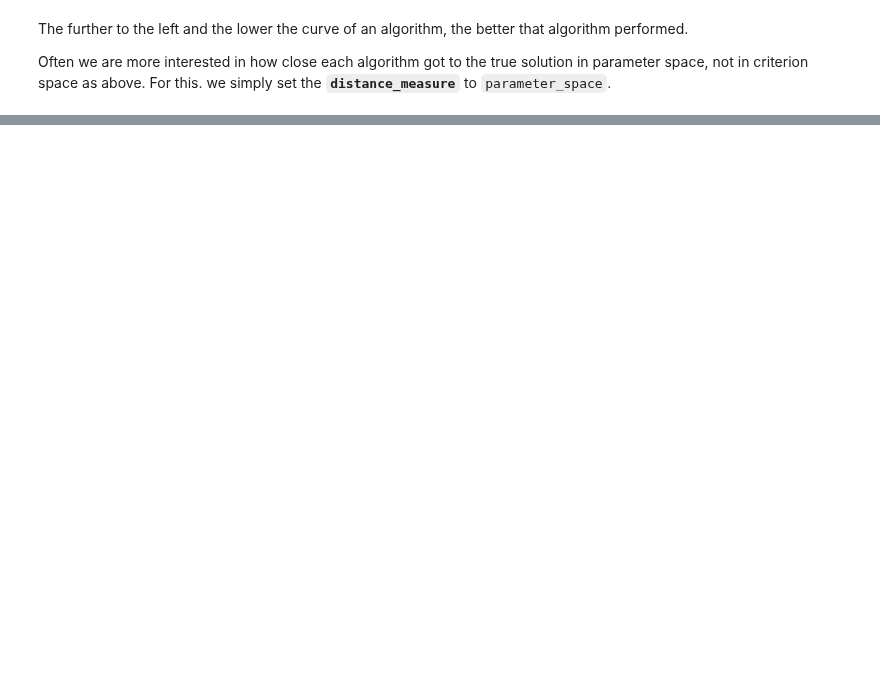
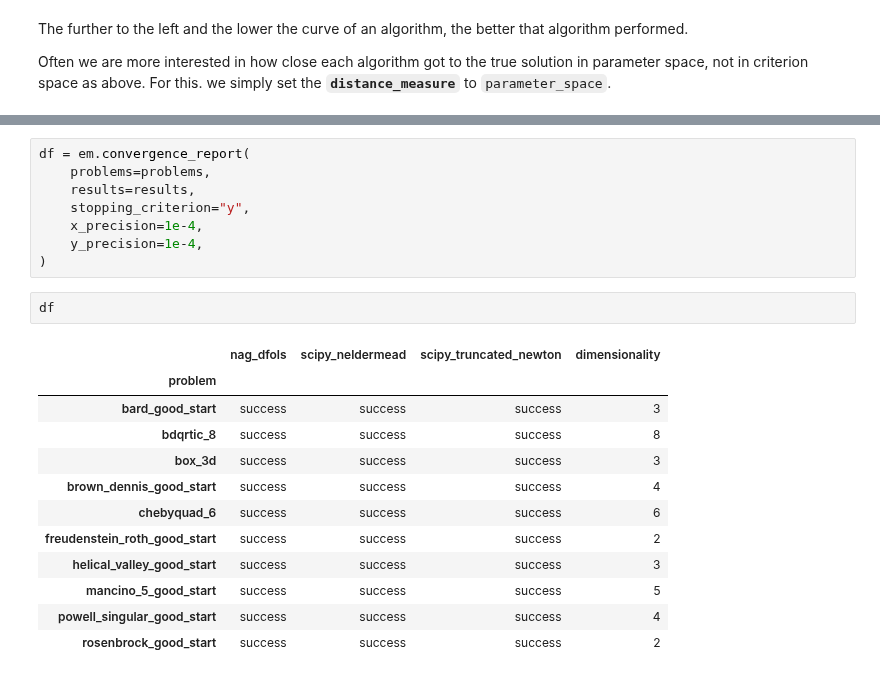
Before and after one commit to optimagic-dev/optimagic, a Jupyter notebook: docs/source/how_to_guides/optimization/how_to_benchmark_optimization_algorithms.ipynb, the cells around one changed output, grey strips where cells are left out. Cells and saved outputs as stored; diff of their text form; blank space fills up the shorter version.

```diff
--- a/docs/source/how_to_guides/optimization/how_to_benchmark_optimization_algorithms.ipynb
+++ b/docs/source/how_to_guides/optimization/how_to_benchmark_optimization_algorithms.ipynb
@@ -113,0 +119,23 @@ fig.show(renderer="png")
+# %%
+df = em.convergence_report(
+    problems=problems,
+    results=results,
+    stopping_criterion="y",
+    x_precision=1e-4,
+    y_precision=1e-4,
+)
+# %%
+df
+# %% [output]
+|  | nag_dfols | scipy_neldermead | scipy_truncated_newton | dimensionality |
+| problem |  |  |  |  |
+| bard_good_start | success | success | success | 3 |
+| bdqrtic_8 | success | success | success | 8 |
+| box_3d | success | success | success | 3 |
+| brown_dennis_good_start | success | success | success | 4 |
+| chebyquad_6 | success | success | success | 6 |
+| freudenstein_roth_good_start | success | success | success | 2 |
+| helical_valley_good_start | success | success | success | 3 |
+| mancino_5_good_start | success | success | success | 5 |
+| powell_singular_good_start | success | success | success | 4 |
+| rosenbrock_good_start | success | success | success | 2 |
```
Also changed, not shown: parts of 11 cells of this notebook, 3 other files.
